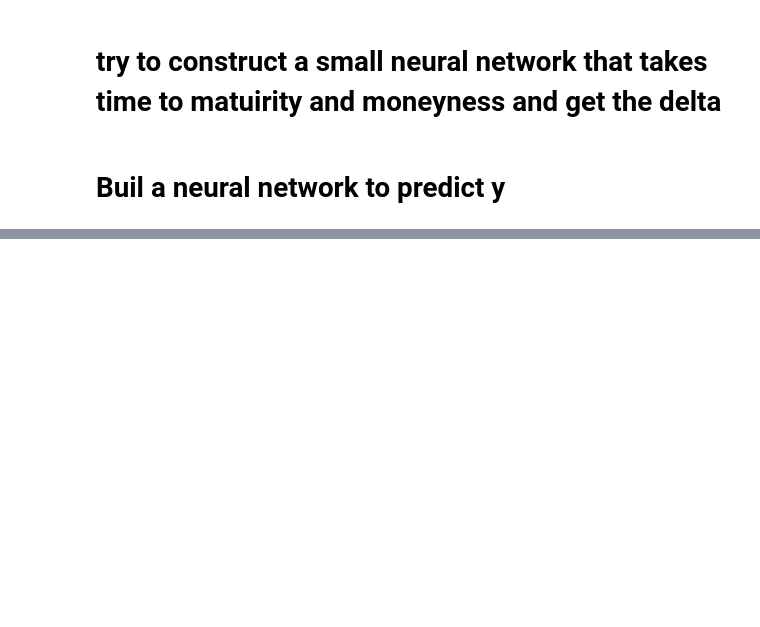
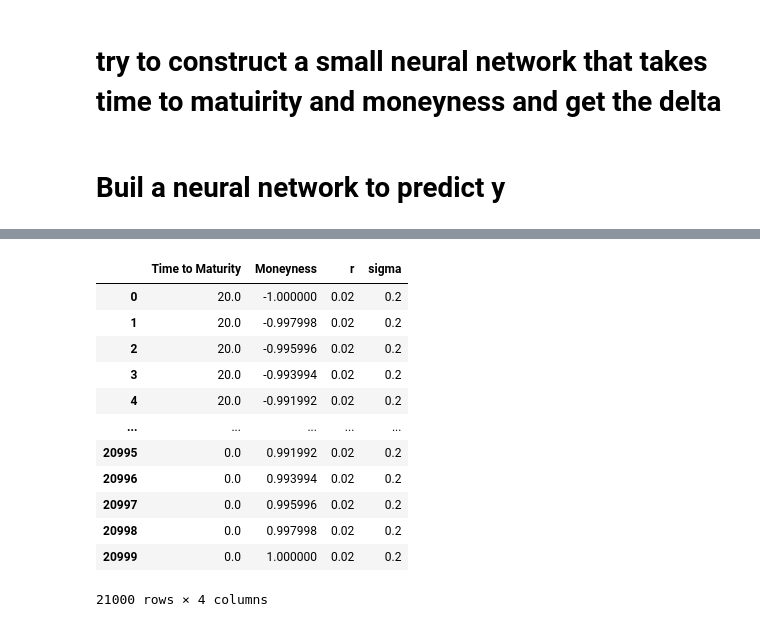
Before and after one commit to Antoinebattini/Deep_hedging_research, a Jupyter notebook: Deep_Hedging/Notebook_lab/Classic_delta_hedging.ipynb, the cells around one changed output, grey strips where cells are left out. Saved outputs shown, nothing was run; the diff lists cells and outputs as text; code cells hidden in the pictures; blank space fills up the shorter version.

```diff
--- a/Deep_Hedging/Notebook_lab/Classic_delta_hedging.ipynb
+++ b/Deep_Hedging/Notebook_lab/Classic_delta_hedging.ipynb
@@ -263,0 +367,33 @@ Final Training Accuracy: 0.0474
+# %%
+# Create grid data
+moneyness = np.linspace(-1, 1, 1000)  # S/K from 0.5 to 1.5
+time_to_maturity = np.linspace(0, 20, 21)[::-1] # T from 0.01 to 2 years
+
+# Generate meshgrid
+Moneyness, Time = np.meshgrid(moneyness, time_to_maturity)
+
+# Flatten the meshgrid to create a DataFrame
+data = {
+    'Time to Maturity': Time.ravel(),'Moneyness': Moneyness.ravel()
+
+}
+
+df = pd.DataFrame(data)
+# %%
+"""df['r']= r
+df['sigma'] = sigma
+df"""
+# %% [output]
+|  | Time to Maturity | Moneyness | r | sigma |
+| 0 | 20.0 | -1.000000 | 0.02 | 0.2 |
+| 1 | 20.0 | -0.997998 | 0.02 | 0.2 |
+| 2 | 20.0 | -0.995996 | 0.02 | 0.2 |
+| 3 | 20.0 | -0.993994 | 0.02 | 0.2 |
+| 4 | 20.0 | -0.991992 | 0.02 | 0.2 |
+| ... | ... | ... | ... | ... |
+| 20995 | 0.0 | 0.991992 | 0.02 | 0.2 |
+| 20996 | 0.0 | 0.993994 | 0.02 | 0.2 |
+| 20997 | 0.0 | 0.995996 | 0.02 | 0.2 |
+| 20998 | 0.0 | 0.997998 | 0.02 | 0.2 |
+| 20999 | 0.0 | 1.000000 | 0.02 | 0.2 |
+21000 rows × 4 columns
```
Also changed, not shown: parts of 15 cells of this notebook.
